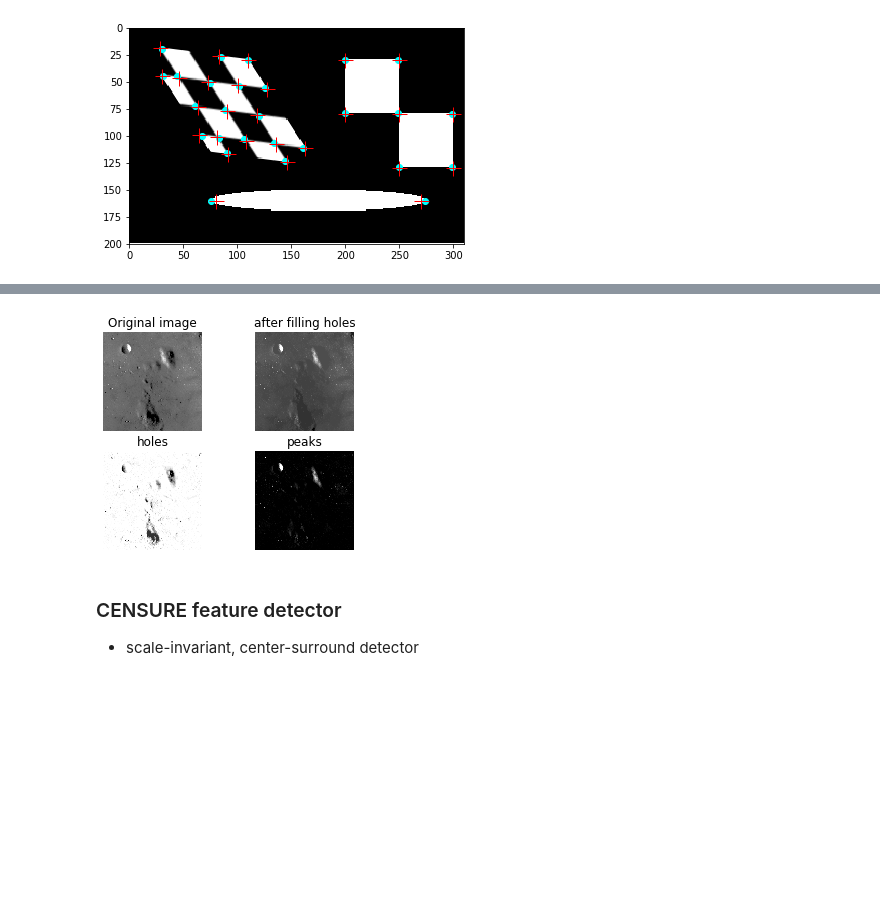
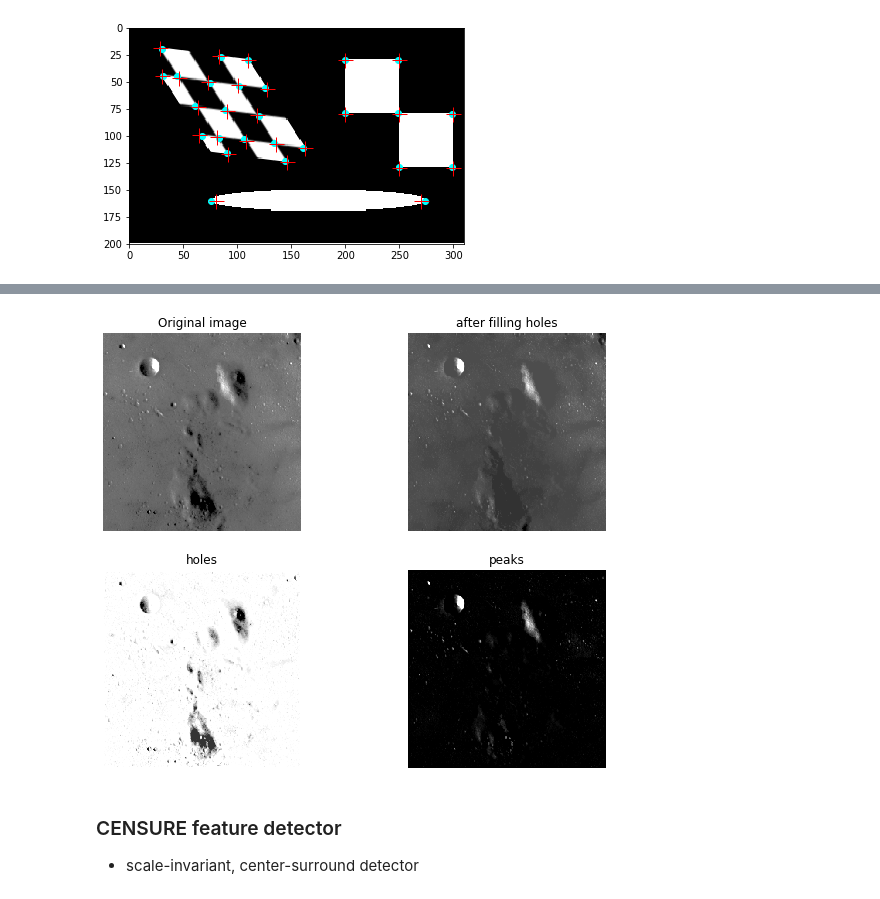
Before and after one commit to bjpcjp/scikit-image-tutorial, a Jupyter notebook: gallery/feature-object-detection.ipynb, the cells around one changed output, grey strips where cells are left out. Cells and saved outputs as stored; diff of their text form; code cells hidden in the pictures; blank space fills up the shorter version.

```diff
--- a/gallery/feature-object-detection.ipynb
+++ b/gallery/feature-object-detection.ipynb
@@ -158,29 +204,24 @@ filled = reconstruction(seed, mask, method='erosion')
 # %%
-seed = np.copy(image)
-seed[1:-1, 1:-1] = image.min()
-rec = reconstruction(seed, mask, method='dilation')
-
-fig, ax = plt.subplots(2, 2, figsize=(5, 4), sharex=True, sharey=True)
+fig, ax = plt.subplots(2, 2, figsize=(10,8), sharex=True, sharey=True)
 ax = ax.ravel()
 
 ax[0].imshow(image, cmap='gray')
+ax[1].imshow(filled, cmap='gray')
+ax[2].imshow(image-filled, cmap='gray')
+ax[3].imshow(image-rec, cmap='gray')
+
 ax[0].set_title('Original image')
+ax[1].set_title('after filling holes')
+ax[2].set_title('holes')
+ax[3].set_title('peaks')
+
 ax[0].axis('off')
-
-ax[1].imshow(filled, cmap='gray')
-ax[1].set_title('after filling holes')
 ax[1].axis('off')
-
-ax[2].imshow(image-filled, cmap='gray')
-ax[2].set_title('holes')
 ax[2].axis('off')
-
-ax[3].imshow(image-rec, cmap='gray')
-ax[3].set_title('peaks')
 ax[3].axis('off')
 plt.show()
 # %% [output]
-[figure, old version]
+[figure, new version]
 # %% [markdown]
 ### CENSURE feature detector
 - scale-invariant, center-surround detector
```
Also changed, not shown: parts of 64 cells of this notebook.
